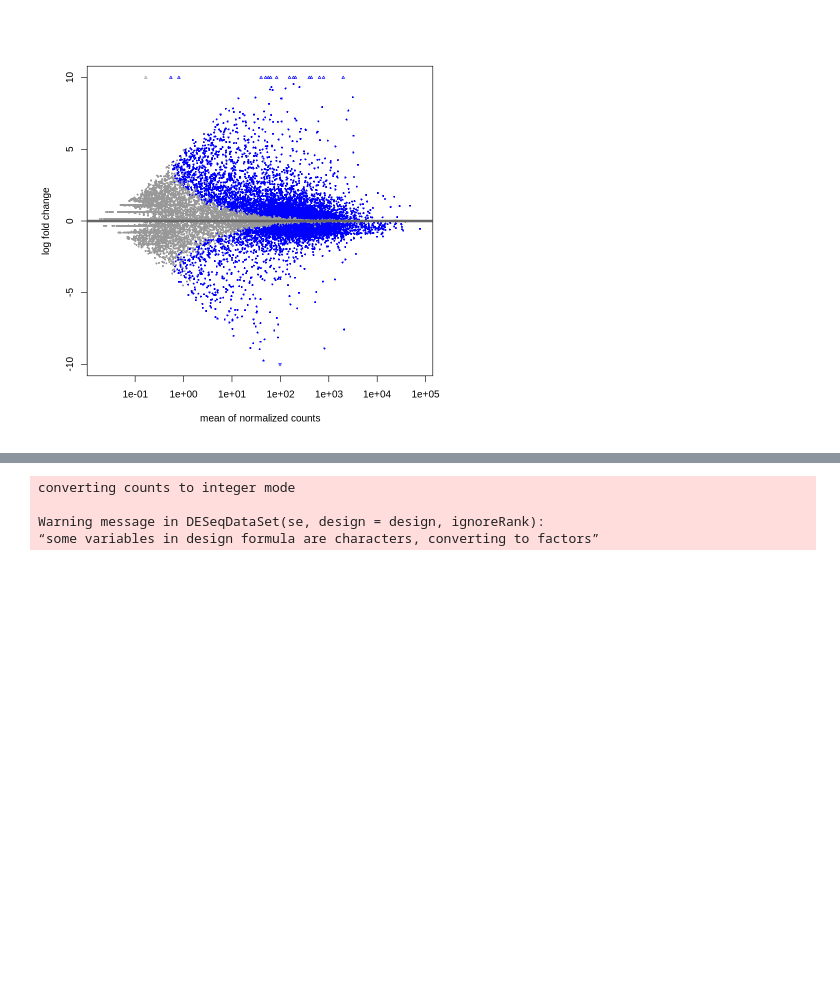
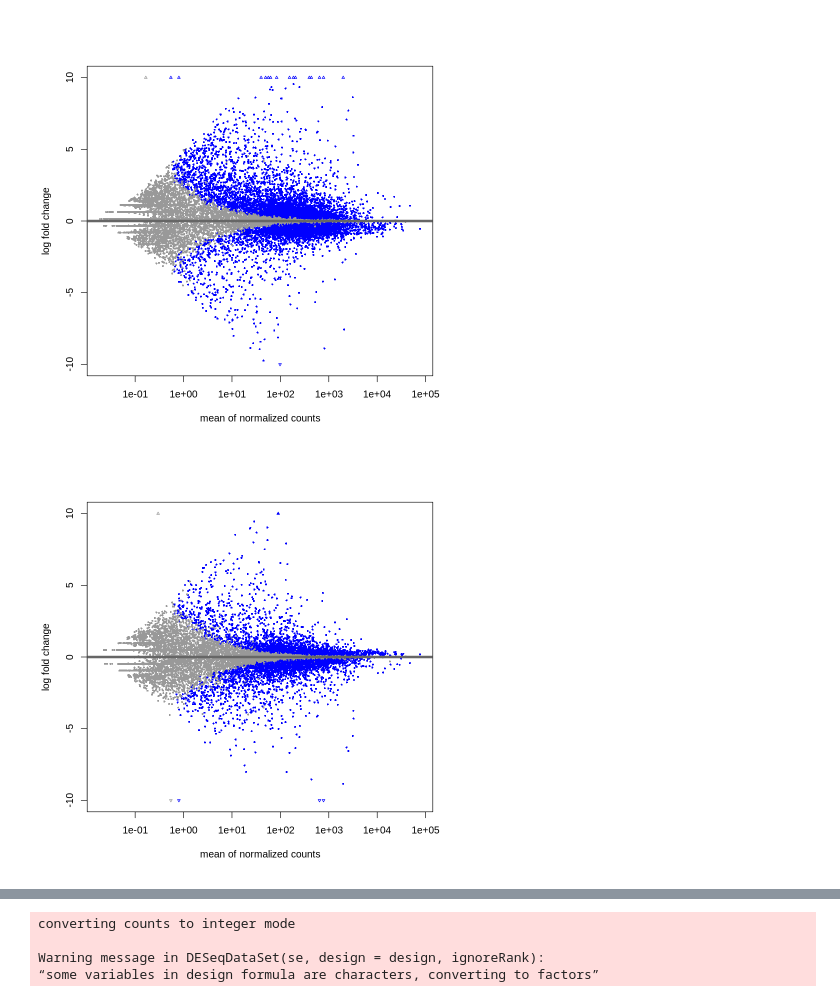
Before and after one commit to z2e2/metabolic_analysis, a Jupyter notebook: compass_differential_genes.ipynb, the cells around one changed output, grey strips where cells are left out. Drawn from its saved outputs; the diff is of its cells as text; code cells hidden in the pictures; blank space fills up the shorter version.

```diff
--- a/compass_differential_genes.ipynb
+++ b/compass_differential_genes.ipynb
@@ -147,3 +170,7 @@ plotMA(dds_results$Th17p_Vehicle, ylim = c(-10, 10) )
 plotMA(res_all, ylim = c(-10, 10) )
 # %% [output]
 [figure]
+# %%
+plotMA(r, ylim = c(-10, 10) )
+# %% [output]
+[figure, added]
```
Also changed, not shown: parts of 28 cells of this notebook, 5 other files.
